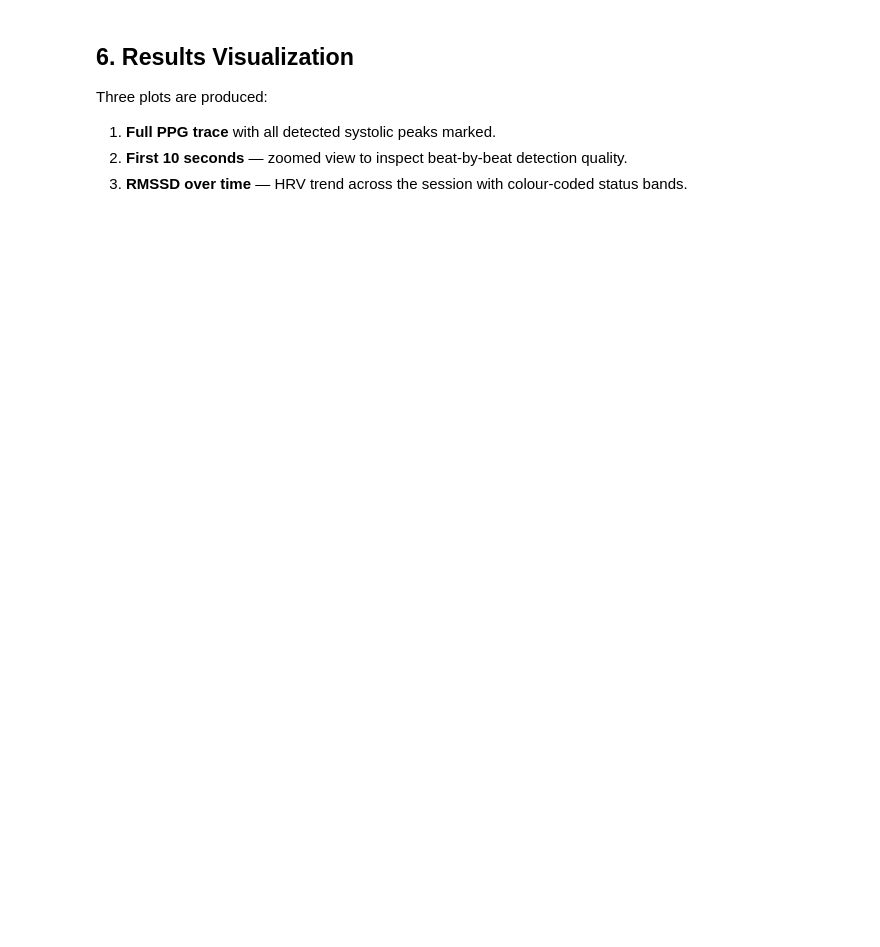
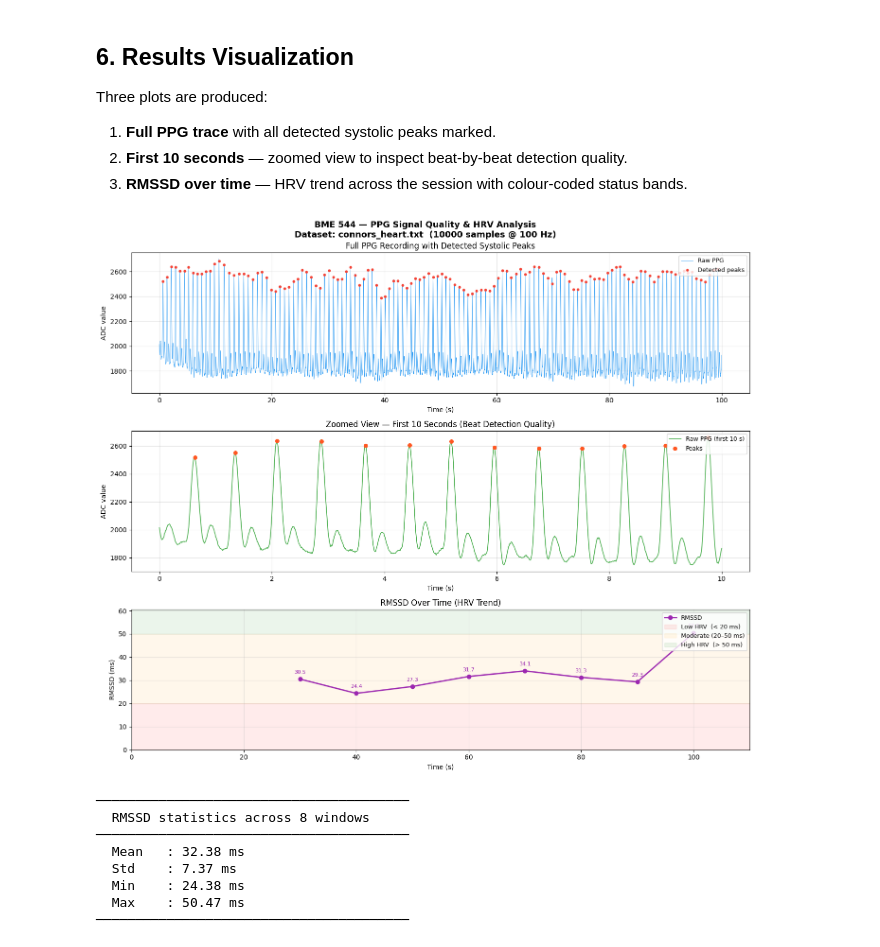
Before and after one commit to ConnorIrvine/Capstone, a Jupyter notebook: Python/python_code/bme544project.ipynb, the cells around one changed output. Cells and saved outputs as stored; diff of their text form; code cells hidden in the pictures; blank space fills up the shorter version.

```diff
--- a/Python/python_code/bme544project.ipynb
+++ b/Python/python_code/bme544project.ipynb
@@ -582,31 +612,41 @@ if rmssd_t:
     ax3.axhspan(50, max(rmssd_vals + [60]) * 1.15,
                 alpha=0.08, color="green",  label="High HRV  (> 50 ms)")
     ax3.set_ylim(0, max(rmssd_vals) * 1.2)
-    ax3.set_xlim(0, times[-1] + update_sec)
+    ax3.set_xlim(0, times[-1] + UPDATE_SEC)
     for t, r in zip(times, rmssd_vals):
         ax3.annotate(f"{r:.1f}", (t, r), textcoords="offset points",
                      xytext=(0, 8), ha="center", fontsize=8, color="#9C27B0")
 else:
     ax3.text(0.5, 0.5, "No valid RMSSD computed", transform=ax3.transAxes,
              ha="center", va="center", fontsize=12)
 
 ax3.set_title("RMSSD Over Time (HRV Trend)")
 ax3.set_xlabel("Time (s)")
 ax3.set_ylabel("RMSSD (ms)")
 ax3.legend(loc="upper right", fontsize=9)
 ax3.grid(True, alpha=0.3)
 
 plt.tight_layout()
 plt.show()
 
 # ── Summary table ───────────────────────────────────────────────────────────
 if rmssd_t:
     rmssd_arr = np.array([r[1] for r in rmssd_t])
     print(f"\n{'─'*40}")
     print(f"  RMSSD statistics across {len(rmssd_arr)} windows")
     print(f"{'─'*40}")
     print(f"  Mean   : {rmssd_arr.mean():.2f} ms")
     print(f"  Std    : {rmssd_arr.std():.2f} ms")
     print(f"  Min    : {rmssd_arr.min():.2f} ms")
     print(f"  Max    : {rmssd_arr.max():.2f} ms")
     print(f"{'─'*40}")
+# %% [output]
+[figure, added]
+────────────────────────────────────────
+  RMSSD statistics across 8 windows
+────────────────────────────────────────
+  Mean   : 32.38 ms
+  Std    : 7.37 ms
+  Min    : 24.38 ms
+  Max    : 50.47 ms
+────────────────────────────────────────
```
Also changed, not shown: parts of 6 cells of this notebook.
